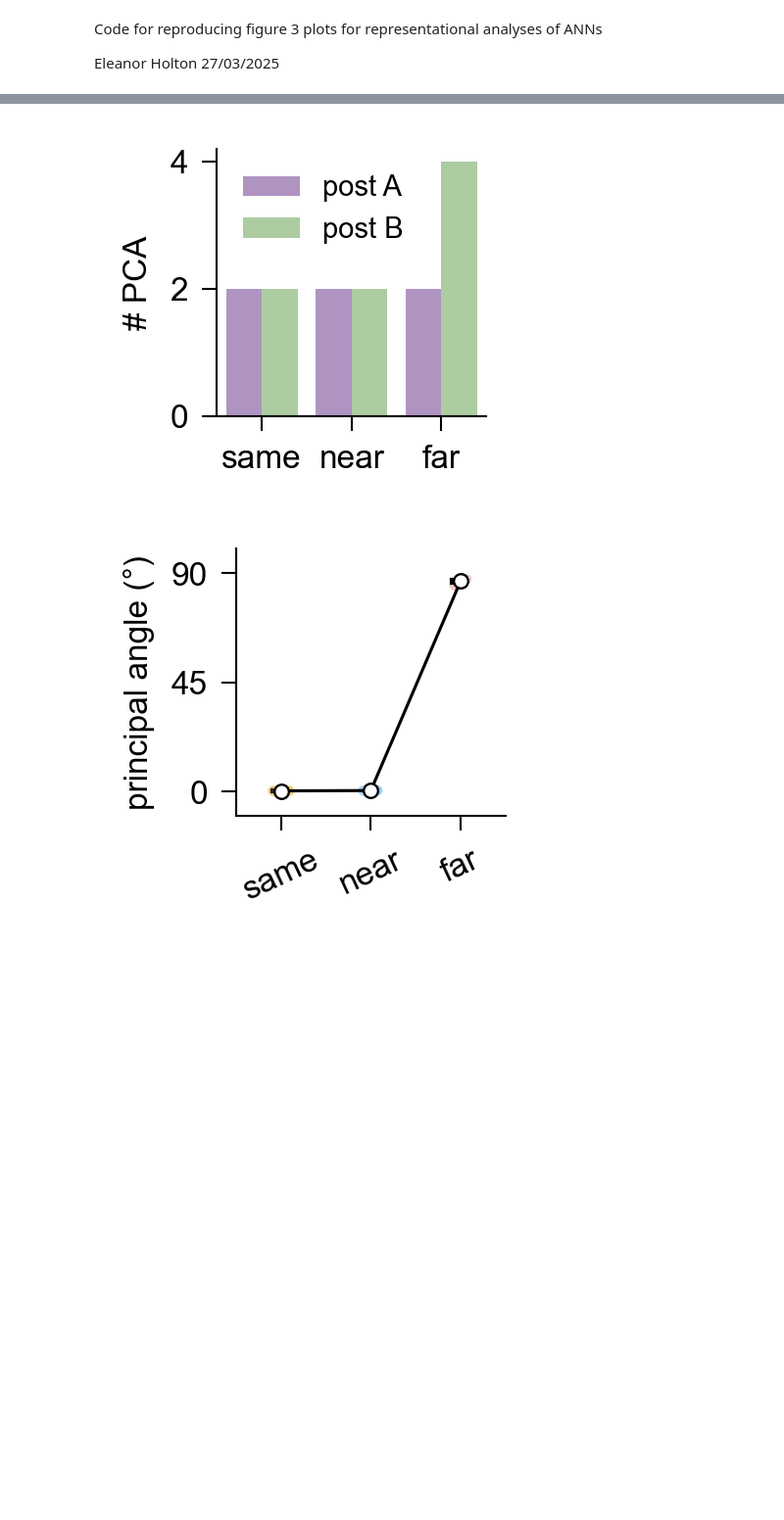
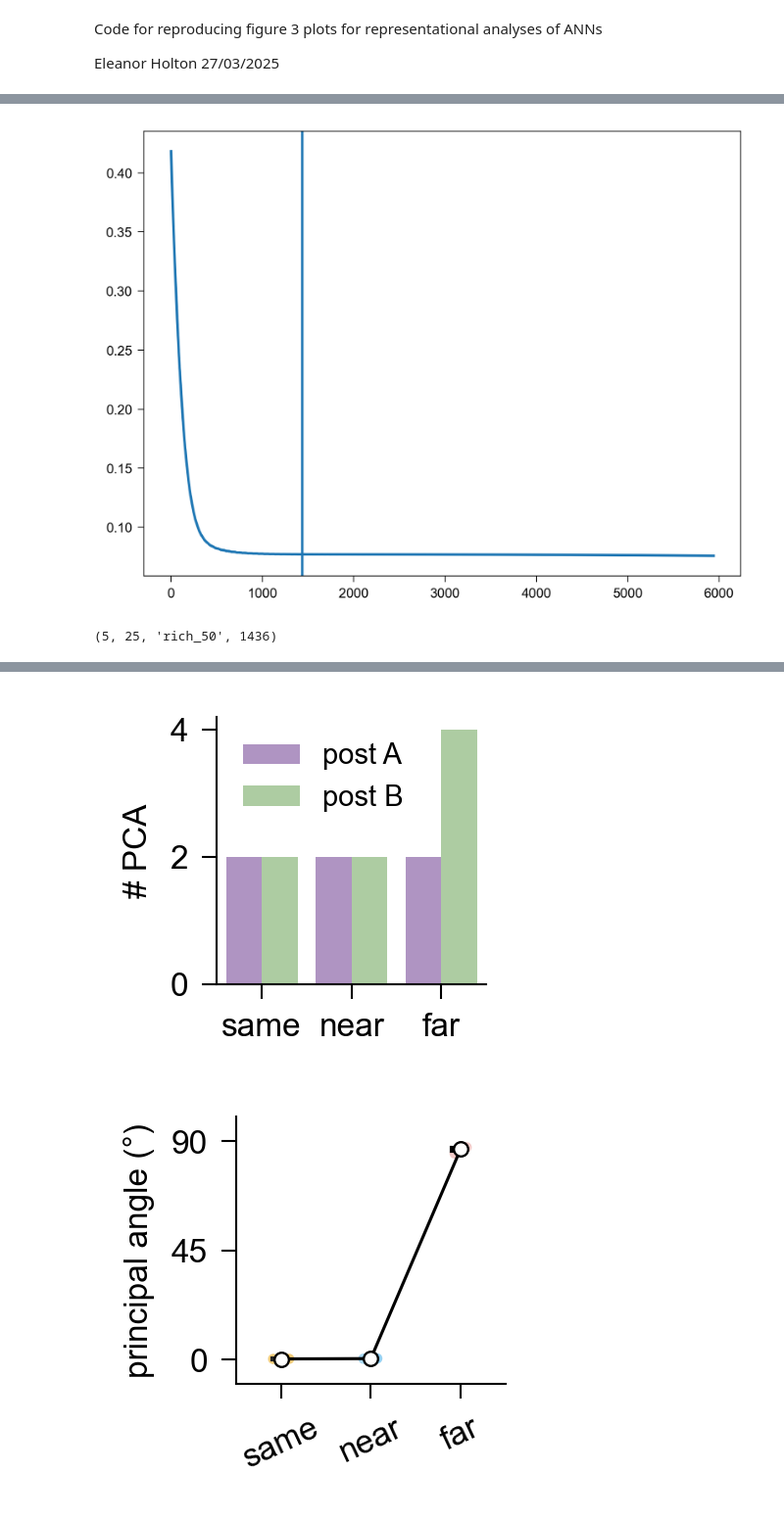
Before and after one commit to jczimm/transfer-interference, a Jupyter notebook: notebooks/figure3_anns.ipynb, the cells around one changed output, grey strips where cells are left out. Shown at 98% size. Saved outputs shown, nothing was run; the diff lists cells and outputs as text; code cells hidden in the pictures; blank space fills up the shorter version.

```diff
--- a/notebooks/figure3_anns.ipynb
+++ b/notebooks/figure3_anns.ipynb
@@ -37,7 +37,7 @@ importlib.reload(stats)
 
 #####
 A_error_sd = int(5)
-B_error_sd = int(5)
+B_error_sd = int(25)
 ####
 
 data_folder = 'data'
@@ -129,0 +130,38 @@ for schedule, fig_idx in zip(['same', 'near', 'far'],['B','C','D']):
+# %%
+def rolling_average(data, window_size):
+    # Create a window of weights: [1/N, 1/N, ..., 1/N]
+    weights = np.ones(window_size) / window_size
+    # Use 'valid' to return only values where the window completely overlaps (so no future signal is included)
+    return np.convolve(data, weights, mode='valid')
+
+loss_smooth_b = {
+    label: rolling_average(results[label]['mean'][6000:12000], window_size=60) # to synchronize with the length of an epoch (see figure_utils.plot_loss_curves using n_epochs * 6 * 10)
+    for label in results
+}
+
+loss_b_time_to_pct = {}
+for label in loss_smooth_b:
+    pct = np.percentile(loss_smooth_b[label], 5)
+    loss_b_time_to_pct[label] = {
+        'pct': pct,
+        't': np.argmax(np.abs(loss_smooth_b[label] - pct) < .001) # return first true index
+    }
+
+plt.plot(loss_smooth_b['near'])
+plt.axvline(loss_b_time_to_pct['near']['t'])
+# plt.axhline(loss_b_time_to_pct['near']['pct'])
+plt.show()
+
+# IVs:
+# four different noise levels
+# rich vs lazy
+# (always near)
+
+# DV: time to .001 away from 5% quantile in loss function during task B
+
+# strategy is minimize interference while maximizing transfer; under each noise condition, is rich or lazy better
+
+cogs202_result = A_error_sd, B_error_sd, regime, int(loss_b_time_to_pct['near']['t'])
+# %% [output]
+[figure, added]
+(5, 25, 'rich_50', 1436)
```
Also changed, not shown: parts of 2 cells of this notebook, 23 other files.
